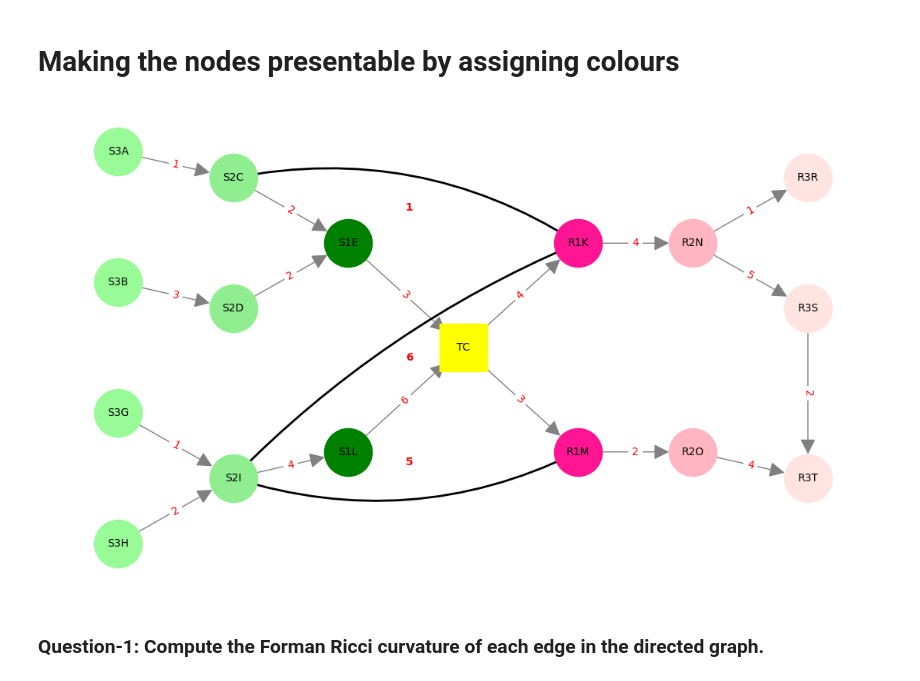
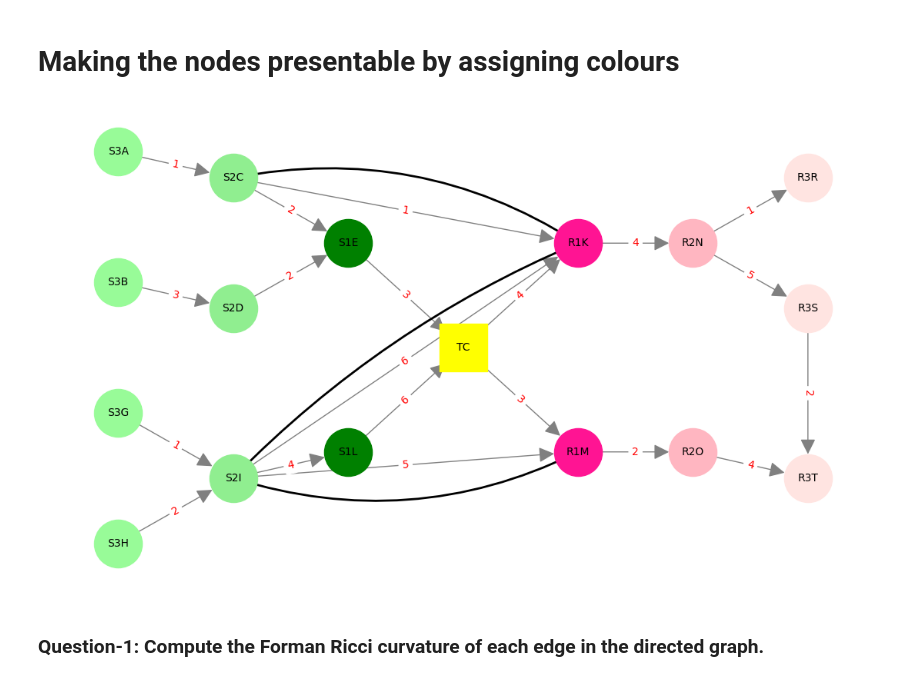
Before and after one commit to aashnaarun/Forman-Ricci-Curvature-Research, a Jupyter notebook: Ricci_Curvature_Aashna_Arun.ipynb, the cells around one changed output. Drawn from its saved outputs; the diff is of its cells as text; code cells hidden in the pictures.

```diff
--- a/Ricci_Curvature_Aashna_Arun.ipynb
+++ b/Ricci_Curvature_Aashna_Arun.ipynb
@@ -187,27 +177,30 @@ plt.show()
 # %% [markdown]
 # Making the nodes presentable by assigning colours
 # %%
-# Defining directed edges
+import networkx as nx
+import matplotlib.pyplot as plt
+from matplotlib.patches import FancyArrowPatch
+
+# Defining all edges as directed
 directed_edges = [
     ("S3A", "S2C", 1), ("S3B", "S2D", 3), ("S3G", "S2I", 1), ("S3H", "S2I", 2),
     ("S2C", "S1E", 2), ("S2D", "S1E", 2), ("S2I", "S1L", 4), ("S1E", "TC", 3),
     ("S1L", "TC", 6), ("TC", "R1K", 4), ("TC", "R1M", 3), ("R1K", "R2N", 4),
     ("R1M", "R2O", 2), ("R2N", "R3R", 1), ("R2N", "R3S", 5), ("R3S", "R3T", 2),
-    ("R2O", "R3T", 4)
+    ("R2O", "R3T", 4),
+    # Previously undirected edges, now explicitly directed
+    ("S2I", "R1K", 6), ("S2I", "R1M", 5), ("S2C", "R1K", 1)
 ]
-
-# Defining undirected edges (will be drawn as curved arrows)
-undirected_edges = [("S2I", "R1K", 6), ("S2I", "R1M", 5), ("S2C", "R1K", 1)]
 
 # Creating a directed graph
 Gd = nx.DiGraph()
 
 # Add nodes and directed edges
-nodes = set(node for edge in directed_edges + undirected_edges for node in edge[:2])
+nodes = set(node for edge in directed_edges for node in edge[:2])
 Gd.add_nodes_from(nodes)
 Gd.add_weighted_edges_from(directed_edges)
 
-# Defining the Node positions
+# Defining node positions
 pos = {
     "S3A": (0, 3), "S3B": (0, 2), "S3G": (0, 1), "S3H": (0, 0),
     "S2C": (2, 2.8), "S2D": (2, 1.8), "S2I": (2, 0.5),
@@ -223,46 +216,41 @@ node_colors = {
     **{node: "green" for node in ["S1E", "S1L"]},  # S1
     **{node: "deeppink" for node in ["R1K", "R1M"]},  # R1
     **{node: "lightpink" for node in ["R2N", "R2O"]},  # R2
     **{node: "mistyrose" for node in ["R3R", "R3S", "R3T"]},  # R3
     "TC": "yellow"  # TC
 }
 
 # Draw the graph
 plt.figure(figsize=(14, 8))
 
 # Drawing nodes
 for node, color in node_colors.items():
     shape = "s" if node == "TC" else "o"  # Square for TC, circle for others
     nx.draw_networkx_nodes(Gd, pos, nodelist=[node], node_color=color, node_size=2000, node_shape=shape)
 
-# Draw the labels or weights
+# Draw the labels
 nx.draw_networkx_labels(Gd, pos, font_size=10)
 
-# Drawing directed edges with visible arrows
+# Drawing all edges as directed with arrows
 nx.draw_networkx_edges(Gd, pos, edge_color="gray", arrows=True, arrowsize=30, node_size=2000, connectionstyle="arc3,rad=0")
 
-# Drawing undirected edges as curved arrows
+# Making previously undirected edges directed while maintaining curvature
 ax = plt.gca()
-curves = {("S2I", "R1M"): 0.2, ("S2C", "R1K"): -0.2}  # Adjust curvature for clarity
+curved_edges = {("S2I", "R1M"): 0.2, ("S2C", "R1K"): -0.2, ("S2I", "R1K"): -0.1}  # Curvature settings
 
-for u, v, w in undirected_edges:
-    curvature = curves.get((u, v), -0.1)  # Default curvature if not specified
+for u, v, w in [("S2I", "R1K", 6), ("S2I", "R1M", 5), ("S2C", "R1K", 1)]:  # Now explicitly making them directed
+    curvature = curved_edges.get((u, v), -0.1)  # Default curvature if not specified
     edge = FancyArrowPatch(posA=pos[u], posB=pos[v], connectionstyle=f"arc3,rad={curvature}",
                            arrowstyle="->", lw=2, color='black', mutation_scale=20)
     ax.add_patch(edge)
 
-# Adding edge labels or weight for directed edges
+# Adding edge labels for all directed edges
 nx.draw_networkx_edge_labels(Gd, pos, edge_labels=nx.get_edge_attributes(Gd, "weight"), font_color="red")
-
-# Adding edge labels or weight for undirected edges
-for u, v, w in undirected_edges:
-    midpoint = ((pos[u][0] + pos[v][0]) / 2, (pos[u][1] + pos[v][1]) / 2)  # Find midpoint
-    plt.text(midpoint[0], midpoint[1], str(w), fontsize=10, color="red", fontweight="bold")
 
 plt.axis("off")
 plt.show()
 # %% [output]
-[figure, old version]
+[figure, new version]
 # %% [markdown]
 ### Question-1: Compute the Forman Ricci curvature of each edge in the directed graph.
 # %%
```
Also changed, not shown: parts of 7 cells of this notebook.
